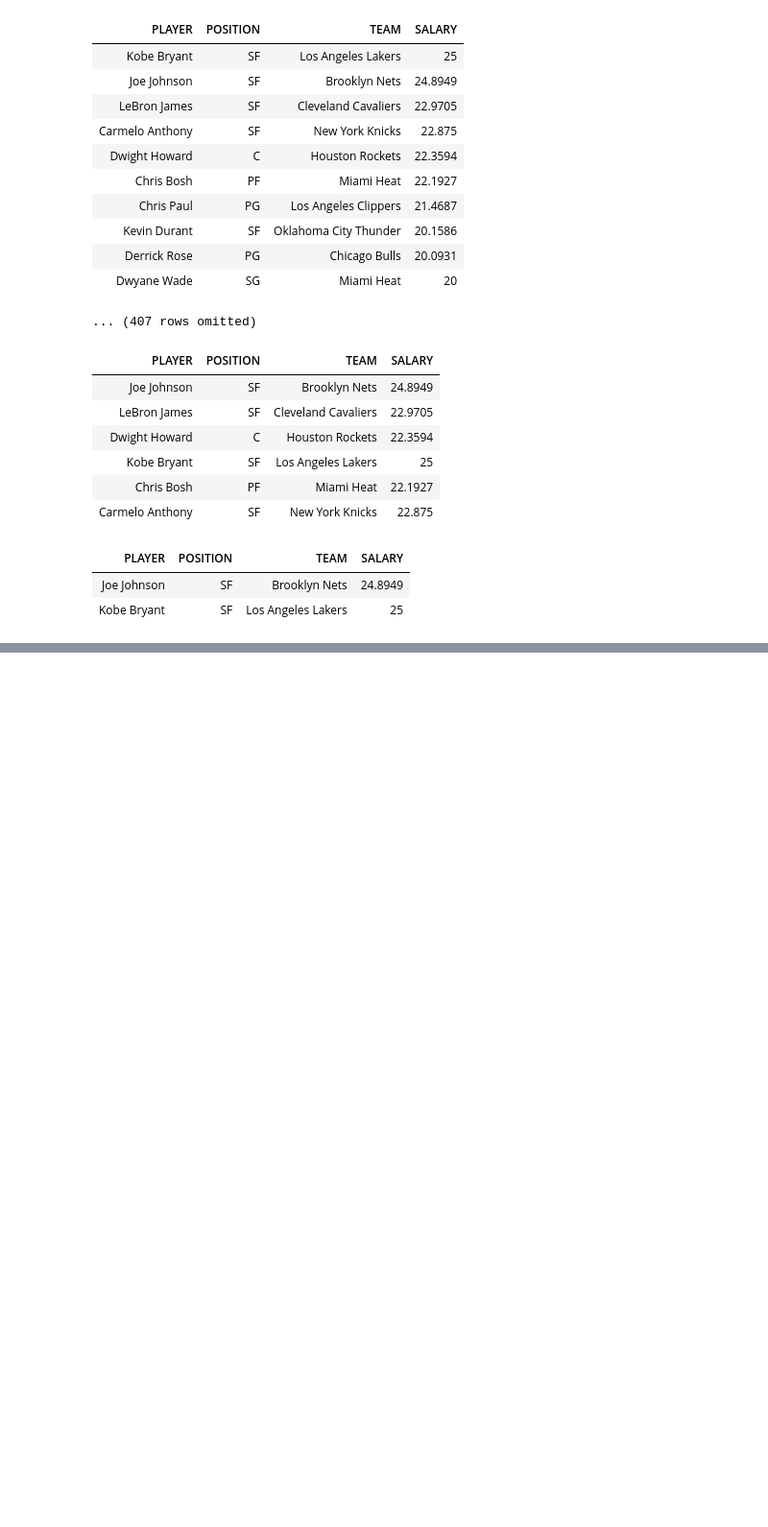
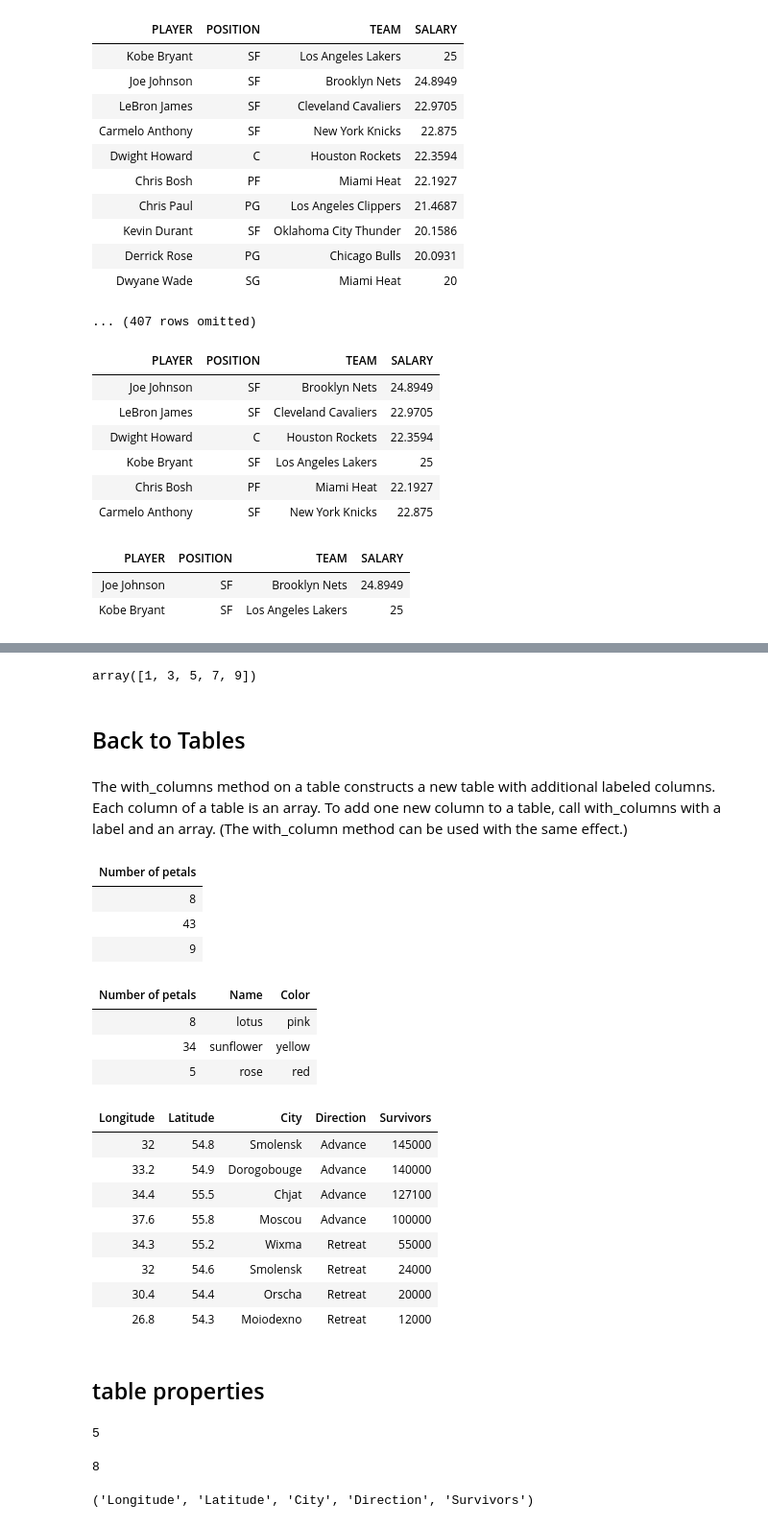
Before and after one commit to abdulbaqi/ms_python, a Jupyter notebook: datascience.ipynb, the cells around one changed output, grey strips where cells are left out. Shown at 96% size. Drawn from its saved outputs; the diff is of its cells as text; code cells hidden in the pictures; blank space fills up the shorter version.

```diff
--- a/datascience.ipynb
+++ b/datascience.ipynb
@@ -198,0 +276,57 @@ nba.where(nba.column('SALARY') > 23)
+# %%
+#with steps
+np.arange(1,10,2)
+# %% [output]
+array([1, 3, 5, 7, 9])
+# %% [markdown]
+## Back to Tables
+# %% [markdown]
+The with_columns method on a table constructs a new table with additional labeled columns. Each column of a table is an array. To add one new column to a table, call with_columns with a label and an array. (The with_column method can be used with the same effect.)
+# %%
+Table().with_columns('Number of petals', make_array(8,43,9))
+# %% [output]
+| Number of petals |
+| 8 |
+| 43 |
+| 9 |
+# %%
+flowers = Table().with_columns(
+    'Number of petals', make_array(8, 34, 5),
+    'Name', make_array('lotus', 'sunflower', 'rose')
+)
+
+flowers.with_columns(
+    'Color', make_array('pink', 'yellow', 'red')
+)
+# %% [output]
+| Number of petals | Name | Color |
+| 8 | lotus | pink |
+| 34 | sunflower | yellow |
+| 5 | rose | red |
+# %%
+minard = Table.read_table(path_data+'minard.csv')
+minard
+# %% [output]
+| Longitude | Latitude | City | Direction | Survivors |
+| 32 | 54.8 | Smolensk | Advance | 145000 |
+| 33.2 | 54.9 | Dorogobouge | Advance | 140000 |
+| 34.4 | 55.5 | Chjat | Advance | 127100 |
+| 37.6 | 55.8 | Moscou | Advance | 100000 |
+| 34.3 | 55.2 | Wixma | Retreat | 55000 |
+| 32 | 54.6 | Smolensk | Retreat | 24000 |
+| 30.4 | 54.4 | Orscha | Retreat | 20000 |
+| 26.8 | 54.3 | Moiodexno | Retreat | 12000 |
+# %% [markdown]
+## table properties
+# %%
+minard.num_columns
+# %% [output]
+5
+# %%
+minard.num_rows
+# %% [output]
+8
+# %%
+minard.labels
+# %% [output]
+('Longitude', 'Latitude', 'City', 'Direction', 'Survivors')
```
Also changed, not shown: parts of 35 cells of this notebook, 51 other files.
